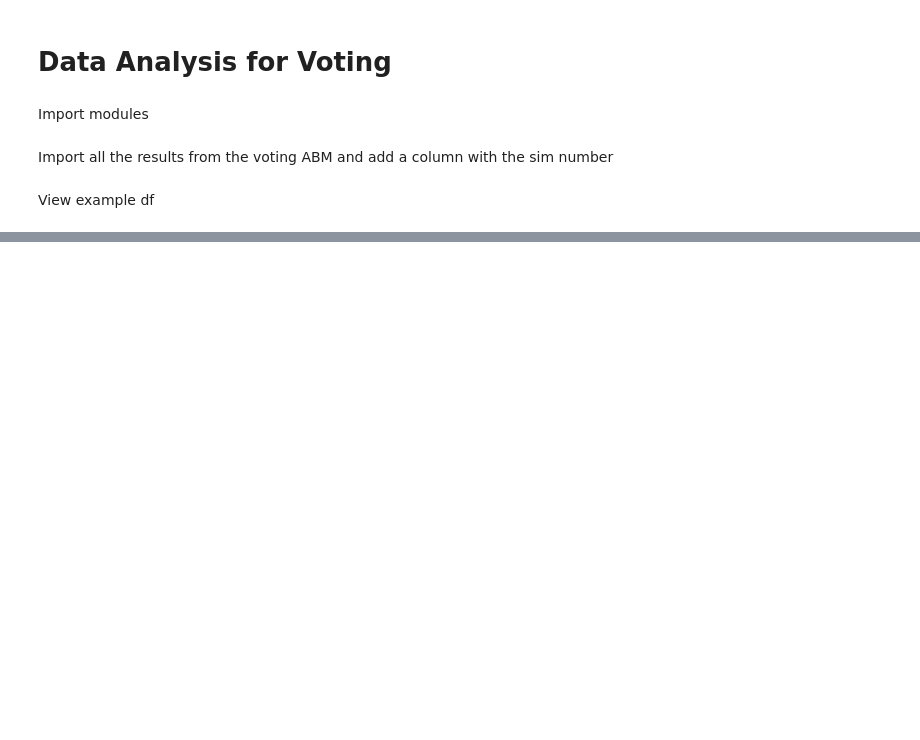
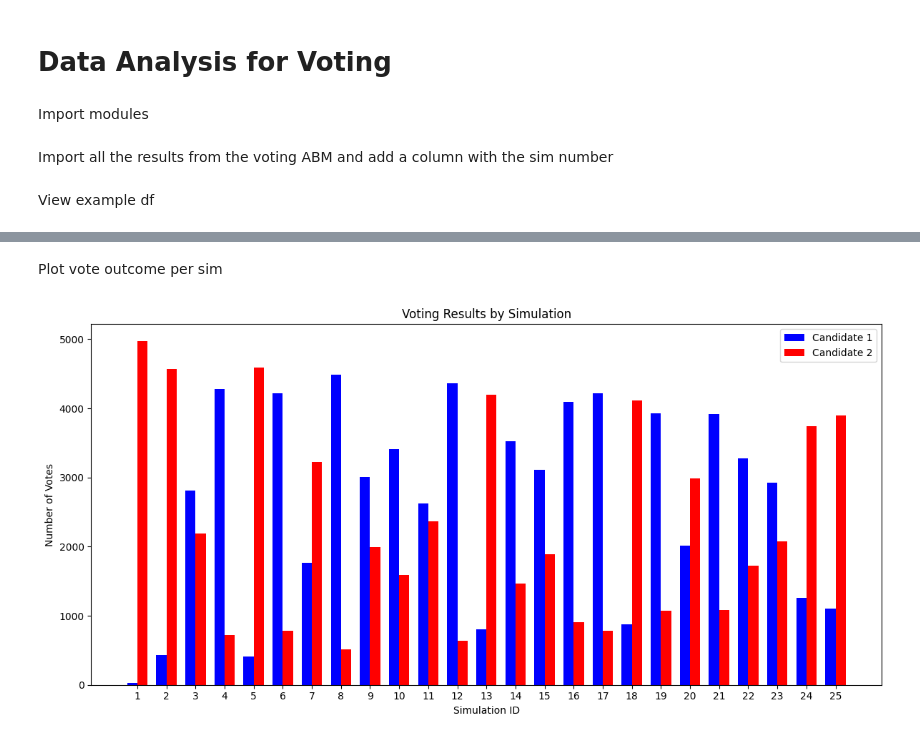
Before and after one commit to HugoMartinus499/Bachelor-project, a Jupyter notebook: Data_analysis.ipynb, the cells around one changed output, grey strips where cells are left out. Drawn from its saved outputs; the diff is of its cells as text; code cells hidden in the pictures; blank space fills up the shorter version.

Commit message:
plot vote outcome per sim

```diff
--- a/Data_analysis.ipynb
+++ b/Data_analysis.ipynb
@@ -62,0 +63,39 @@ print(voting_results.get("voting_results1_500").head(50))
+# %% [markdown]
+Plot vote outcome per sim
+# %%
+
+# Step 1: Aggregate results
+vote_counts = combined_voting_results.groupby(['sim', 'Vote']).size().unstack(fill_value=0)
+
+# Ensure all simulations and candidates are represented
+vote_counts = vote_counts.reindex(index=range(1, 26), columns=['Candidate_0', 'Candidate_1'], fill_value=0)
+
+# Step 2: Prepare data for plotting
+simulations = vote_counts.index
+candidate_1_votes = vote_counts['Candidate_0']
+candidate_2_votes = vote_counts['Candidate_1']
+
+# Step 3: Plot with Matplotlib
+bar_width = 0.35
+x_indices = np.arange(len(simulations))
+
+plt.figure(figsize=(12, 6))
+
+# Bars for Candidate 1
+plt.bar(x_indices - bar_width/2, candidate_1_votes, width=bar_width, label='Candidate 1', color='blue')
+
+# Bars for Candidate 2
+plt.bar(x_indices + bar_width/2, candidate_2_votes, width=bar_width, label='Candidate 2', color='red')
+
+# Customize plot
+plt.xlabel('Simulation ID')
+plt.ylabel('Number of Votes')
+plt.title('Voting Results by Simulation')
+plt.xticks(x_indices, simulations)
+plt.legend()
+plt.tight_layout()
+
+# Show the plot
+plt.show()
+# %% [output]
+[figure, added]
```
Also changed, not shown: parts of 1 cell of this notebook.
